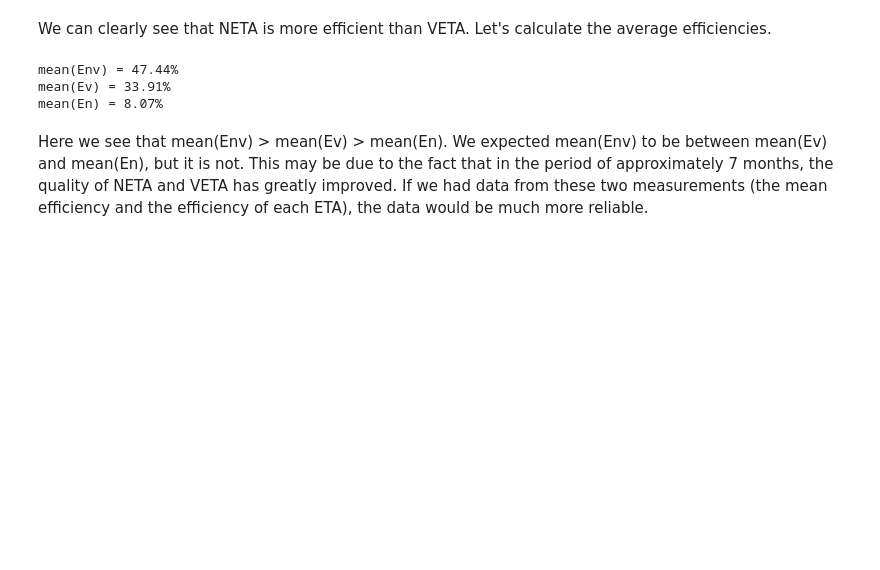
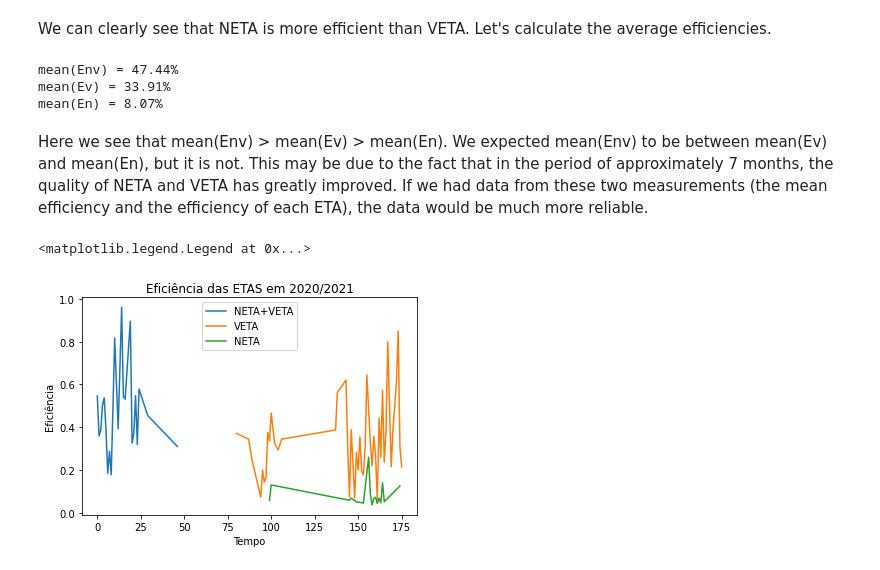
Before and after one commit to guidanoli/inf1032, a Jupyter notebook: guandu_geosmin_analysis.ipynb, the cells around one changed output. Cells and saved outputs as stored; diff of their text form; code cells hidden in the pictures; blank space fills up the shorter version.

```diff
--- a/guandu_geosmin_analysis.ipynb
+++ b/guandu_geosmin_analysis.ipynb
@@ -72,10 +72,10 @@ dataset = {}
 df1 = pd.read_csv(os.path.join(csv_dir, 'geosmin_2020-01-26_2020-03-18.csv'))
 # %%
 # Filter columns with uncertain data
-df1 = df1[(df1.is_capture_ub == False) & (df1.is_etas_ub == False)]
+df1 = df1[(df1.is_capture_geosmin_ub == False) & (df1.is_etas_geosmin_ub == False)]
 # %%
 # Calculate efficiency
-Env = df1.etas / df1.capture
+Env = df1.etas_geosmin / df1.capture_geosmin
 # %%
 # Remove outliers
 Env = Env[Env < 1]
@@ -96,12 +96,12 @@ df2 = pd.read_csv(os.path.join(csv_dir, 'geosmin_2020-10-23_today.csv'))
 # %%
 # Filter columns with uncertain data
 # We restrict per ETA, because then we have more data ;-)
-df3 = df2[(df2.is_capture_ub == False) & (df2.is_veta_ub == False)]
-df4 = df2[(df2.is_capture_ub == False) & (df2.is_neta_ub == False)]
+df3 = df2[(df2.is_capture_geosmin_ub == False) & (df2.is_veta_geosmin_ub == False)]
+df4 = df2[(df2.is_capture_geosmin_ub == False) & (df2.is_neta_geosmin_ub == False)]
 # %%
 # Calculate efficiencies
-Ev = df3.veta / df3.capture
-En = df4.neta / df4.capture
+Ev = df3.veta_geosmin / df3.capture_geosmin
+En = df4.neta_geosmin / df4.capture_geosmin
 # %%
 # Remove outliers
 Ev = Ev[Ev <= 1]
@@ -134,3 +134,15 @@ mean(Ev) = 33.91%
 mean(En) = 8.07%
 # %% [markdown]
 Here we see that mean(Env) > mean(Ev) > mean(En). We expected mean(Env) to be between mean(Ev) and mean(En), but it is not. This may be due to the fact that in the period of approximately 7 months, the quality of NETA and VETA has greatly improved. If we had data from these two measurements (the mean efficiency and the efficiency of each ETA), the data would be much more reliable.
+# %%
+plt.figure()
+plt.title('Eficiência das ETAS em 2020/2021')
+plt.xlabel('Tempo')
+plt.ylabel('Eficiência')
+Env.plot(label='NETA+VETA')
+Ev.plot(label='VETA')
+En.plot(label='NETA')
+plt.legend(loc='best')
+# %% [output]
+<matplotlib.legend.Legend at 0x...>
+[figure, added]
```
Also changed, not shown: parts of 1 cell of this notebook, 2 other files.
